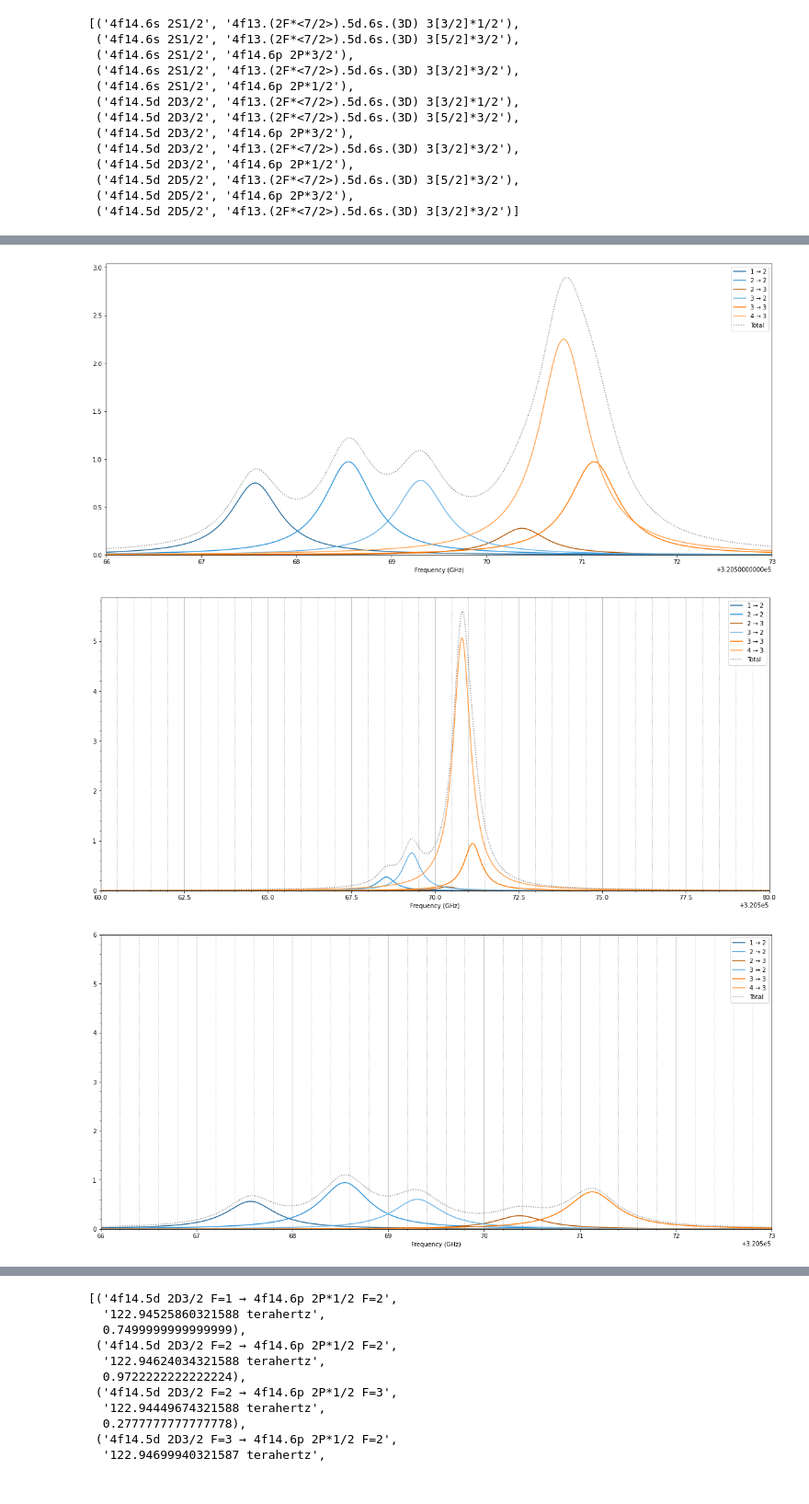
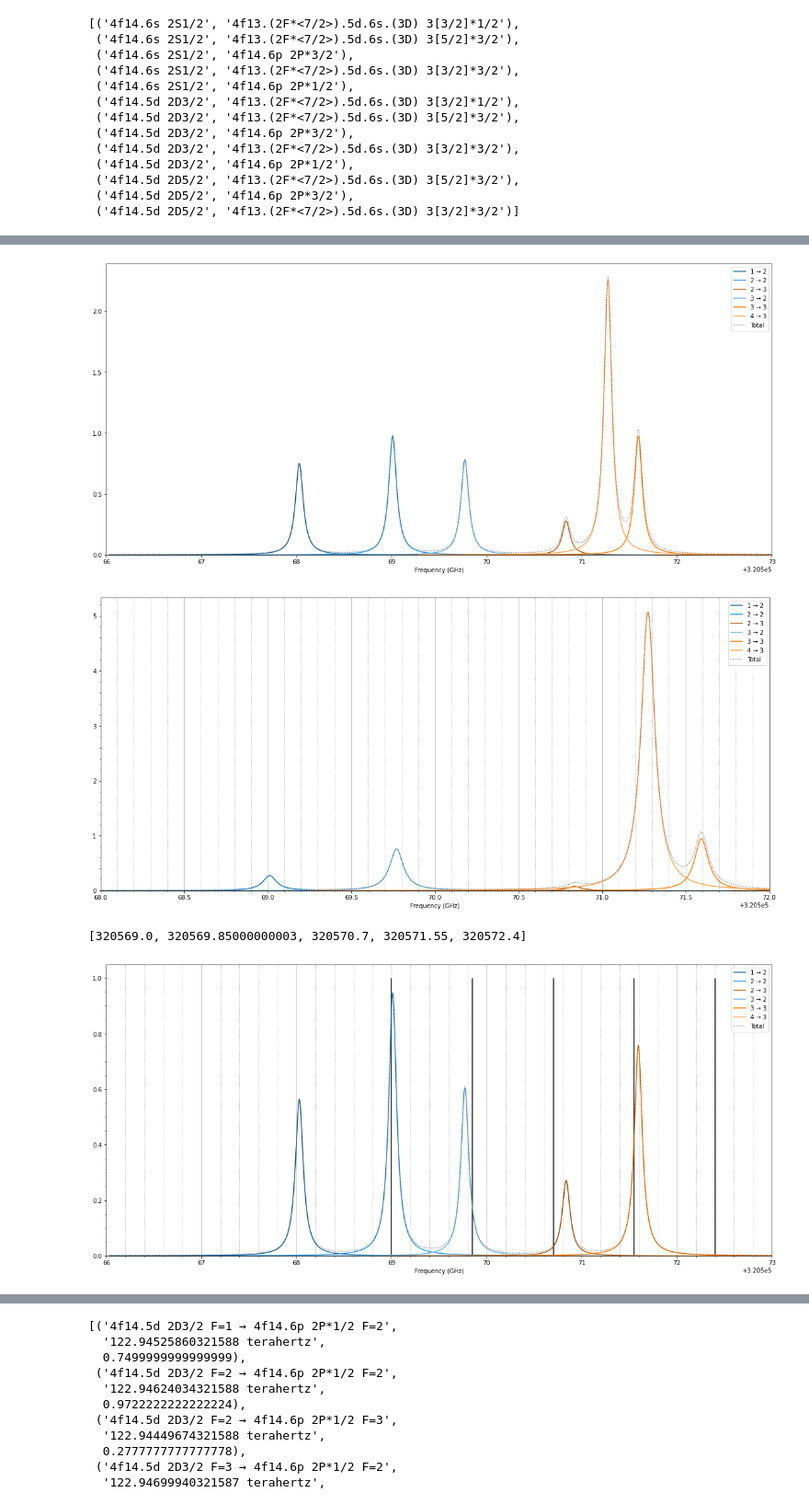
Before and after one commit to thomasdellaert/Atom-Toolkit, a Jupyter notebook: testing.ipynb, the cells around one changed output, grey strips where cells are left out. Shown at 92% size. Cells and saved outputs as stored; diff of their text form; code cells hidden in the pictures.

Commit message:
started working on atom enforcement of level placement and consistency with transitions

```diff
--- a/testing.ipynb
+++ b/testing.ipynb
@@ -111,4 +112,5 @@ pprint(a.transitions.list_names())
  ('4f14.5d 2D5/2', '4f14.6p 2P*3/2'),
  ('4f14.5d 2D5/2', '4f13.(2F*<7/2>).5d.6s.(3D) 3[3/2]*3/2')]
 # %%
-print(a)
+a.transitions[('4f14.5d 2D3/2', '4f13.(2F*<7/2>).5d.6s.(3D) 3[3/2]*1/2')].set_frequency(Q_(320.570339, 'THz'))
+a.transitions[('4f14.6s 2S1/2', '4f14.6p 2P*1/2')].set_frequency(Q_(812.128235, 'THz'))
@@ -123,7 +127,7 @@ LevelStructure containing 20 levels of type <class 'src.atom.EnergyLevel'>
 
 plt.figure(figsize=(20, 9))
 
-lineshape = lineshapes.LorentzianLineShape(gamma=.1*6.28, ampl=1.0)
+lineshape = lineshapes.LorentzianLineShape(gamma=.1, ampl=1.0)
 mod_lineshape = lineshapes.ModLorentzianLineShape(gamma=.5, ampl=1.0, depth=0, mod_freq_GHz=0.8)
 
 graphers.plot_spectrum(a.transitions[('4f14.5d 2D3/2', '4f13.(2F*<7/2>).5d.6s.(3D) 3[3/2]*1/2')],
@@ -139,14 +143,14 @@ plt.xlim(3.205e5+66, 3.205e5+73)
 plt.savefig('d_state_spectrum.png')
 plt.show()
 # %% [output]
-[figure, old version]
+[figure, new version]
 # %%
 %matplotlib inline
 
 plt.figure(figsize=(20, 9))
 
-lineshape = lineshapes.LorentzianLineShape(gamma=.1*6.28, ampl=1.0)
-mod_lineshape = lineshapes.ModLorentzianLineShape(gamma=.1*6.28, ampl=1.0, depth=10, mod_freq_GHz=0.8)
+lineshape = lineshapes.LorentzianLineShape(gamma=.1, ampl=1.0)
+mod_lineshape = lineshapes.ModLorentzianLineShape(gamma=.15, ampl=1.0, depth=8, mod_freq_GHz=0.8)
 
 ampl_dict = {'4f14.5d 2D3/2 F=1 → 4f13.(2F*<7/2>).5d.6s.(3D) 3[3/2]*1/2 F=2': 0.,
             '4f14.5d 2D3/2 F=2 → 4f13.(2F*<7/2>).5d.6s.(3D) 3[3/2]*1/2 F=2': 0.2777777777777778,
@@ -157,8 +161,7 @@ ampl_dict = {'4f14.5d 2D3/2 F=1 → 4f13.(2F*<7/2>).5d.6s.(3D) 3[3/2]*1/2 F=2':
 
 graphers.plot_spectrum(a.transitions[('4f14.5d 2D3/2', '4f13.(2F*<7/2>).5d.6s.(3D) 3[3/2]*1/2')],
                        lineshape=lineshape, coloring='u', num_points=3000, ampl_dict = ampl_dict)
-# plt.xlim(3.205e5+66, 3.205e5+73)
-plt.xlim(3.205e5+60, 3.205e5+80)
+plt.xlim(3.205e5+68, 3.205e5+72)
 
 # plt.ylim(0, 6)
 ax = plt.gca()
@@ -167,35 +170,47 @@ ax.minorticks_on()
 ax.grid(True, 'minor', axis='x', linestyle=':', linewidth=1)
 
 plt.savefig('d_state_spectrum_f=3.png')
+plt.savefig('predicted.png')
 plt.show()
 # %% [output]
-[figure, old version]
+[figure, new version]
 # %%
 %matplotlib inline
 
 plt.figure(figsize=(20, 9))
 
-lineshape = lineshapes.LorentzianLineShape(gamma=.1*6.28, ampl=1.0)
+lineshape = lineshapes.LorentzianLineShape(gamma=.1, ampl=1.0)
 mod_lineshape = lineshapes.ModLorentzianLineShape(gamma=.5, ampl=1.0, depth=0, mod_freq_GHz=0.8)
 
 ampl_dict = {'4f14.5d 2D3/2 F=1 → 4f13.(2F*<7/2>).5d.6s.(3D) 3[3/2]*1/2 F=2': 0.7499999999999999,
             '4f14.5d 2D3/2 F=2 → 4f13.(2F*<7/2>).5d.6s.(3D) 3[3/2]*1/2 F=2': 0.9722222222222224,
             '4f14.5d 2D3/2 F=2 → 4f13.(2F*<7/2>).5d.6s.(3D) 3[3/2]*1/2 F=3': 0.9722222222222224,
             '4f14.5d 2D3/2 F=3 → 4f13.(2F*<7/2>).5d.6s.(3D) 3[3/2]*1/2 F=2': 0.7777777777777778,
             '4f14.5d 2D3/2 F=3 → 4f13.(2F*<7/2>).5d.6s.(3D) 3[3/2]*1/2 F=3': 0.7777777777777778,
             '4f14.5d 2D3/2 F=4 → 4f13.(2F*<7/2>).5d.6s.(3D) 3[3/2]*1/2 F=3': 0.,}
 
+
+center = 320570.700
+freq = .850
+lines = [center + x*freq for x in np.arange(-2, 3)]
+print(lines)
+plt.vlines(lines, 0.0, 1.0)
+
 graphers.plot_spectrum(a.transitions[('4f14.5d 2D3/2', '4f13.(2F*<7/2>).5d.6s.(3D) 3[3/2]*1/2')],
-                       lineshape=lineshape, coloring='u', num_points=3000, ampl_dict = ampl_dict)
-plt.ylim(0, 6)
+                        lineshape=lineshape, coloring='u', num_points=3000, ampl_dict = ampl_dict)
+
+
+# plt.ylim(0, 6)
 plt.xlim(3.205e5+66, 3.205e5+73)
 ax = plt.gca()
 ax.grid(True, 'major', axis='x')
 ax.minorticks_on()
 
 ax.grid(True, 'minor', axis='x', linestyle=':', linewidth=1)
-plt.savefig('d_state_spectrum_f=2.png')
+
+
 plt.show()
 # %% [output]
+[320569.0, 320569.85000000003, 320570.7, 320571.55, 320572.4]
-[figure, old version]
+[figure, new version]
 # %%
```
Also changed, not shown: parts of 5 cells of this notebook, 1 other file.
